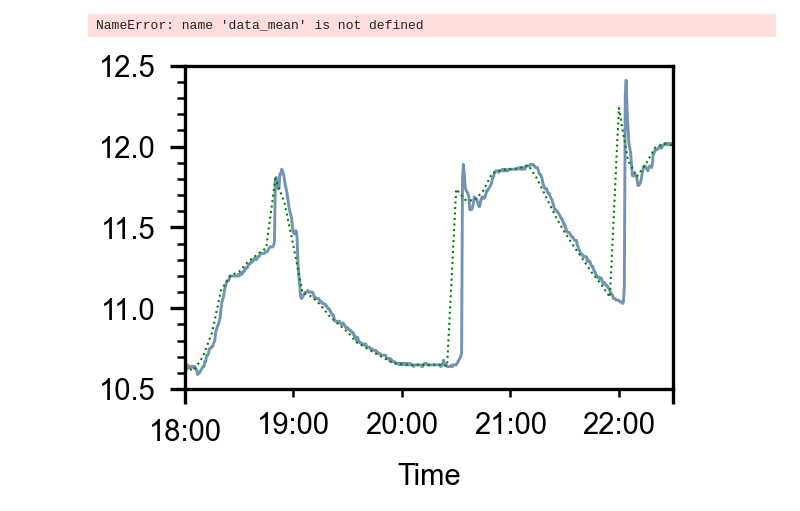
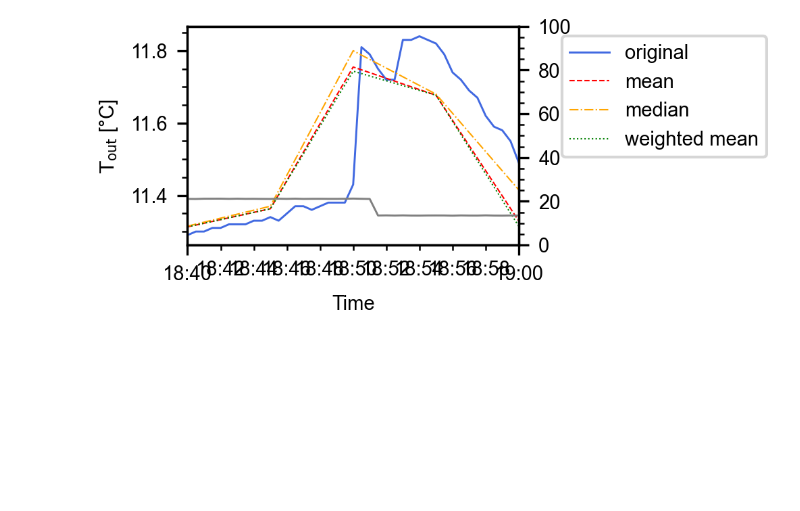
Before and after one commit to elimh/ERC_BHEfield_Data_Code, a Jupyter notebook: 4_Downsampling.ipynb, the cells around one changed output. Saved outputs shown, nothing was run; the diff lists cells and outputs as text; code cells hidden in the pictures; blank space fills up the shorter version.

```diff
--- a/4_Downsampling.ipynb
+++ b/4_Downsampling.ipynb
@@ -47,21 +111,25 @@ for probe in np.arange(1,41,1):
 # %%
-m = ERC.plot.ERC_Management()
-west_in, south_in, east_in = m.generate_ID_strings_per_shaft(after='_T_in')
-west_out, south_out, east_out = m.generate_ID_strings_per_shaft(after='_T_out')
-west_vdot, south_vdot, east_vdot = m.generate_ID_strings_per_shaft(after='_V_dot')
-all_color_dict = m.create_colordict(after='_T_out')
-all_color_dict_in = m.create_colordict(after='_T_in')
+west_in, south_in, east_in = analyse.get_ID_strings(after='_T_in')
+west_out, south_out, east_out = analyse.get_ID_strings(after='_T_out')
+west_vdot, south_vdot, east_vdot = analyse.get_ID_strings(after='_V_dot')
+all_color_dict = plot.get_colordict(after='_T_out')
+all_color_dict_in = plot.get_colordict(after='_T_in')
+lw = .5
 # %%
 t1 = '2023-02-07 12:00:00'
 t2 = '2023-02-08 12:30:00'
-fromd = 4
-until = 5
+#t1 = '2022-06-04 16:00:00'
+#t2 = '2022-06-04 22:30:00'
+fromd = 0
+until = 1
+lw=.5
 fig, ax = plt.subplots(1,1, figsize=(fig_width/3, 1.4), dpi=300)
 ax2 = ax.twinx()
 ax2.set_ylim(0,100)
 data_raw.loc[t1:t2][west_in[fromd:until]].plot(ax=ax, legend=False, alpha=.5, color=[all_color_dict_in.get(x, 'k') for x in west_in[fromd:until]], linewidth=lw+.2, label='30s')
-data_raw.loc[t1:t2][west_vdot[fromd:until]].plot(ax=ax2, legend=False, alpha=.5, linewidth=lw+.2, label='30s')
-#df_weighted.loc[t1:t2][west_in[fromd:until]].plot(ax=ax[0], legend=False, alpha=.5, color=[all_color_dict_in.get(x, 'k') for x in west_in[fromd:until]], linewidth=lw, label='5min - weighted')
+data_raw.loc[t1:t2][west_out[fromd:until]].plot(ax=ax, legend=False, alpha=.5, color=[all_color_dict_in.get(x, 'k') for x in west_in[fromd:until]], linewidth=lw+.2, label='30s')
+data_raw.loc[t1:t2][west_out[fromd:until]].plot(ax=ax2, legend=False, alpha=.5, linewidth=lw+.2, label='30s')
+df_weighted.loc[t1:t2][west_out[fromd:until]].plot(ax=ax, legend=False, color=[all_color_dict_in.get(x, 'k') for x in west_in[fromd:until]], linewidth=lw, label='5min - weighted')
 #data_mean.loc[t1:t2][west_in[fromd:until]].plot(ax = ax[0], legend=False, color=[all_color_dict_in.get(x, 'k') for x in west_in[fromd:until]], linestyle='--', linewidth=lw, label='5 min - mean')
 #data_median.loc[t1:t2][west_in[fromd:until]].plot(ax = ax[0], legend=True, color=[all_color_dict.get(x, 'k') for x in west_in[fromd:until]], linestyle='-.', linewidth=lw, alpha=.5, label= '5 min - median')
 ax.set_ylabel('$\mathrm{T_{out}}$ [°C]')
@@ -74,27 +142,28 @@ ax.legend(bbox_to_anchor=(1.1,1))
 # %%
-t1 = '2023-02-07 18:00:00'
-t2 = '2023-02-07 22:30:00'
-fromd = 4
-until = 5
+t1 = '2023-02-07 18:40:00'
+t2 = '2023-02-07 19:00:00'
+#t1 = '2022-06-04 06:00:00'
+#t2 = '2022-06-04 07:00:00'
+fromd = 0
+until = 1
 fig, ax = plt.subplots(1,1, figsize=(fig_width/3, 1.4), dpi=300)
 
-ax.set_ylim(10.5,12.5)
+#ax.set_ylim(10.5,12.5)
 data_raw.loc[t1:t2][west_in[fromd:until]].plot(ax=ax, legend=False, color=[all_color_dict_in.get(x, 'k') for x in west_in[fromd:until]], linewidth=lw+.2, label='30s')
+data_mean.loc[t1:t2][west_in[fromd:until]].plot(ax = ax, legend=False, color='red', linestyle='--', linewidth=lw, label='5 min - mean')
+data_median.loc[t1:t2][west_in[fromd:until]].plot(ax = ax, legend=True, color='orange', linestyle='-.', linewidth=lw, label= '5 min - median')
 df_weighted.loc[t1:t2][west_in[fromd:until]].plot(ax=ax, legend=False, color='green', linestyle='dotted', linewidth=lw, label='5min - weighted')
-data_mean.loc[t1:t2][west_in[fromd:until]].plot(ax = ax, legend=False, color='red', linestyle='--', linewidth=lw, label='5 min - mean')
-data_median.loc[t1:t2][west_in[fromd:until]].plot(ax = ax[0], legend=True, color='orange', linestyle='-.', linewidth=lw, label= '5 min - median')
 ax.set_ylabel('$\mathrm{T_{out}}$ [°C]')
 
 handles, labels = plt.gca().get_legend_handles_labels()
-labels = ['original', 'weighted mean', 'mean', 'median']
+labels = ['original', 'mean', 'median', 'weighted mean']
 
 ax2 = ax.twinx()
 data_raw.loc[t1:t2][west_vdot[fromd:until]].plot(ax=ax2, legend=False, linewidth=lw+.2, color='gray')
 ax2.set_ylim(0,100)
 
 legend = ax.legend(handles=handles, labels = labels, bbox_to_anchor=(1.1,1))
 
-fig.savefig('mean_median_weightedmean.png', bbox_inches='tight')
+#fig.savefig('mean_median_weightedmean.png', bbox_inches='tight')
 # %% [output]
-NameError: name 'data_mean' is not defined
-[figure, old version]
+[figure, new version]
```
Also changed, not shown: parts of 19 cells of this notebook, 5 other files.
